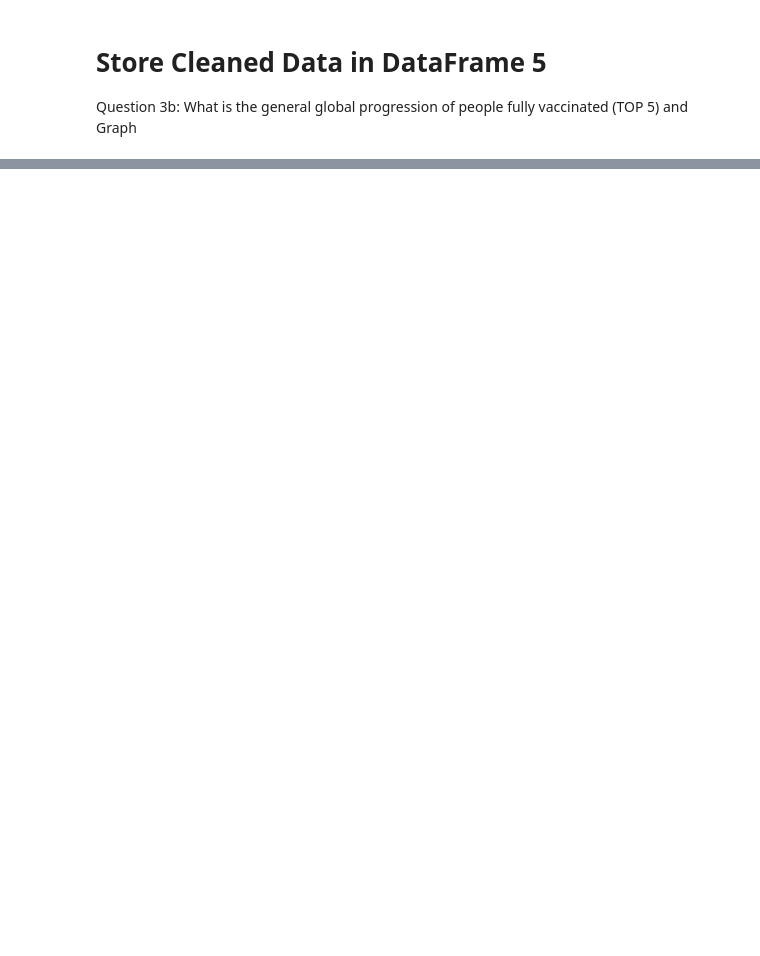
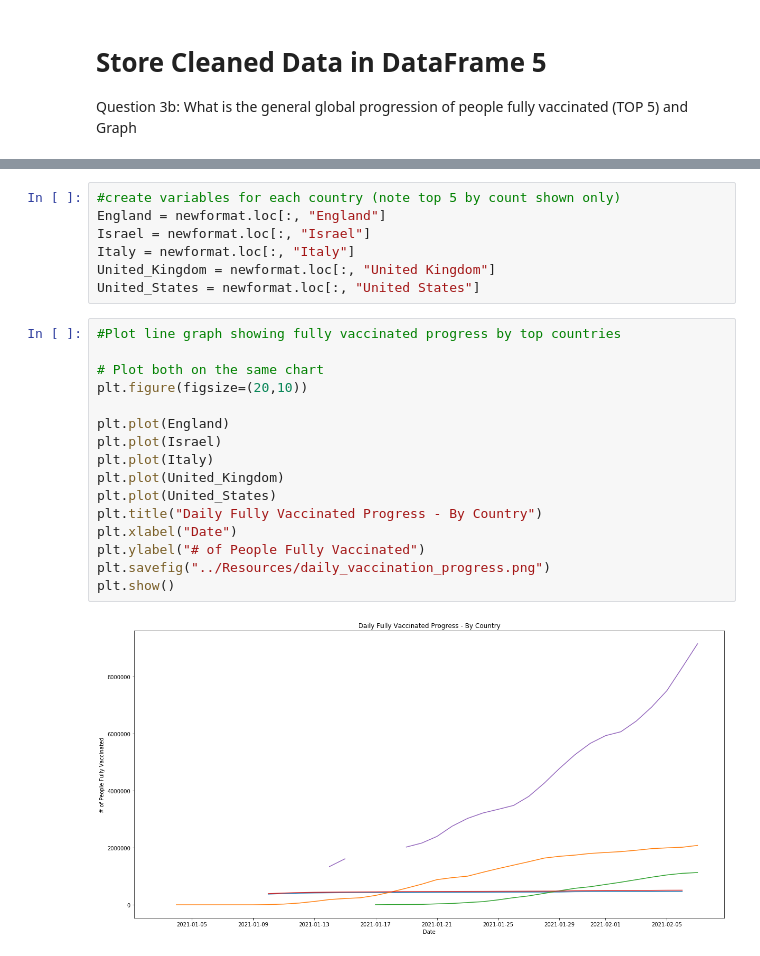
Before and after one commit to mcasiano1/Project-1, a Jupyter notebook: Final Data/final_analysis.ipynb, the cells around one changed output, grey strips where cells are left out. Drawn from its saved outputs; the diff is of its cells as text; blank space fills up the shorter version.

```diff
--- a/Final Data/final_analysis.ipynb
+++ b/Final Data/final_analysis.ipynb
@@ -264,0 +288,25 @@ Question 3b: What is the general global progression of people fully vaccinated (
+# %%
+#create variables for each country (note top 5 by count shown only)
+England = newformat.loc[:, "England"]
+Israel = newformat.loc[:, "Israel"]
+Italy = newformat.loc[:, "Italy"]
+United_Kingdom = newformat.loc[:, "United Kingdom"]
+United_States = newformat.loc[:, "United States"]
+# %%
+#Plot line graph showing fully vaccinated progress by top countries
+
+# Plot both on the same chart
+plt.figure(figsize=(20,10))
+
+plt.plot(England)
+plt.plot(Israel)
+plt.plot(Italy)
+plt.plot(United_Kingdom)
+plt.plot(United_States)
+plt.title("Daily Fully Vaccinated Progress - By Country")
+plt.xlabel("Date")
+plt.ylabel("# of People Fully Vaccinated")
+plt.savefig("../Resources/daily_vaccination_progress.png")
+plt.show()
+# %% [output]
+[figure, added]
```
Also changed, not shown: parts of 13 cells of this notebook.
